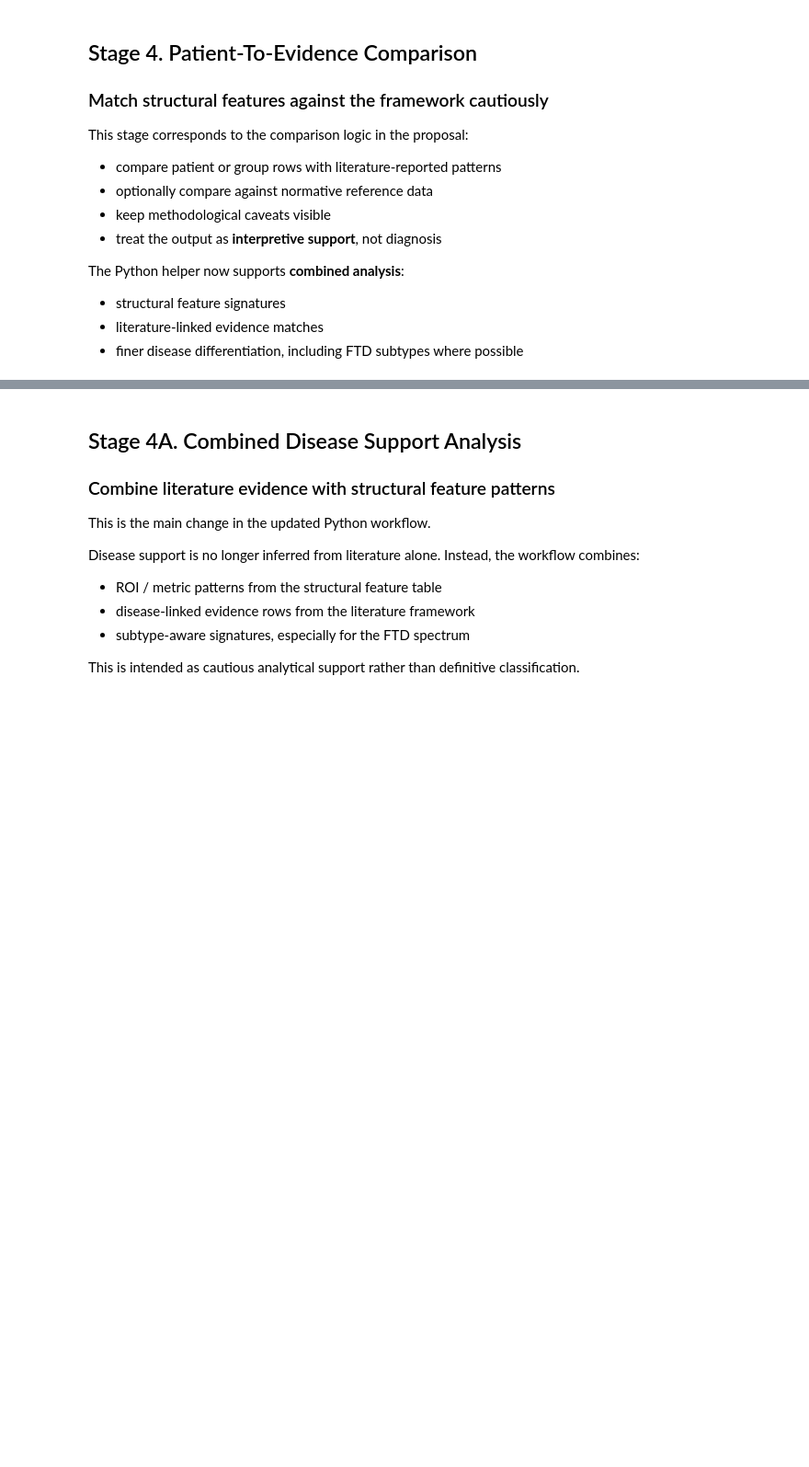
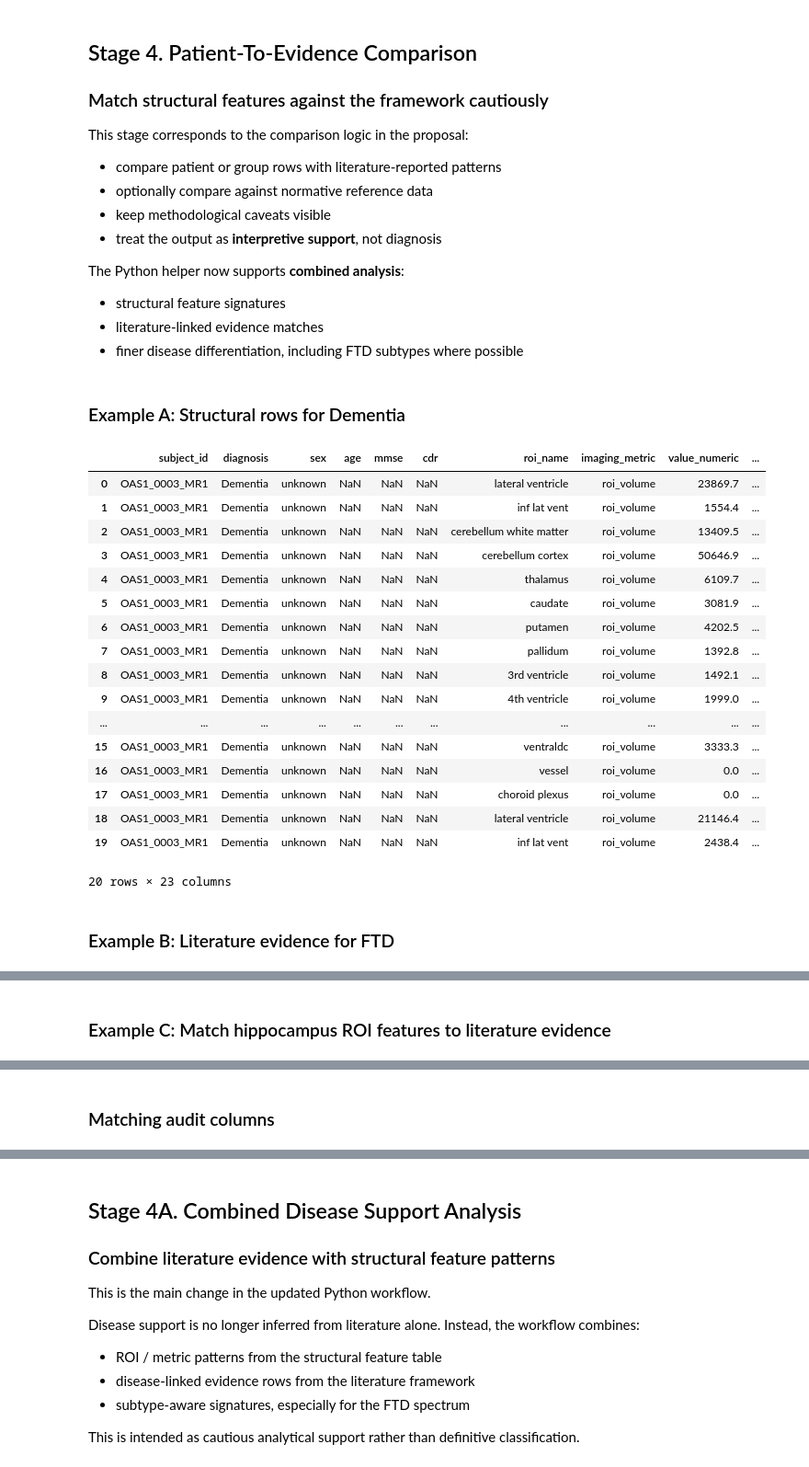
Before and after one commit to Bran-Y/neurodesk, a Jupyter notebook: neurodesk_literature_to_pgsql.ipynb, the cells around one changed output, grey strips where cells are left out. Shown at 92% size. Cells and saved outputs as stored; diff of their text form; code cells hidden in the pictures; blank space fills up the shorter version.

Commit message:
Update evidence-informed workflow sources

```diff
--- a/neurodesk_literature_to_pgsql.ipynb
+++ b/neurodesk_literature_to_pgsql.ipynb
@@ -93,11 +93,11 @@ OUTPUT_DIR = Path('./literature_outputs_workflow_demo')
 LITERATURE_JSON_PATH = OUTPUT_DIR / 'literature_database.json'
 
 # STRUCTURAL MRI FEATURE TABLE
-# Replace this with your FastSurfer / FreeSurfer vertical ROI feature table
-STRUCTURAL_FEATURES_CSV_PATH = Path('/home/jovyan/oasis_selected/ipd_vertical_dataset/roi_vertical_dataset_template.csv')
+# Actual FreeSurfer ROI feature table generated from OAS1_0003_MR1. Single-case prototype only; no group comparison.
+STRUCTURAL_FEATURES_CSV_PATH = Path('/home/jovyan/oasis_selected/ipd_vertical_dataset/oasis_freesurfer_roi_vertical_OAS1_0003_single_case.csv')
 
 # OPTIONAL NORMATIVE / CONTROL REFERENCE TABLE
-NORMATIVE_CSV_PATH = Path('/home/jovyan/oasis_selected/ipd_vertical_dataset/roi_vertical_dataset_template.csv')
+NORMATIVE_CSV_PATH = Path('/home/jovyan/oasis_selected/ipd_vertical_dataset/oasis_freesurfer_roi_vertical_OAS1_0003_single_case.csv')
 USE_NORMATIVE_REFERENCE = False
 
 # OPTIONAL COMPLEMENTARY TABLES FOR AIM 3
@@ -125,3 +125,12 @@ settings_df = pd.DataFrame([
 ])
 
 display(settings_df)
+
+
+metadata_warning_df = pd.DataFrame([
+    {'issue': 'single_case_only', 'status': 'Only OAS1_0003_MR1 has measured FreeSurfer outputs; group comparison is not valid.'},
+    {'issue': 'missing_demographics', 'status': 'sex is unknown and age/MMSE/CDR are missing unless participant metadata is re-uploaded.'},
+    {'issue': 'evidence_status', 'status': 'Stage 4 matches are candidate evidence requiring manual review, not accepted evidence.'},
+])
+display(Markdown('### Data scope and limitations'))
+display(metadata_warning_df)
@@ -319,13 +454,39 @@ The Python helper now supports **combined analysis**:
 # %%
 display(Markdown('### Example A: Structural rows for Dementia'))
 display(query_structural_features(structural_df, diagnosis='Dementia').head(20))
 
 display(Markdown('### Example B: Literature evidence for FTD'))
 display(query_literature(records, disease='FTD').head(20))
 
 display(Markdown('### Example C: Match hippocampus ROI features to literature evidence'))
 display(compare_features_to_literature(structural_df, evidence_df, roi='hippocampus').head(20))
 
 if USE_NORMATIVE_REFERENCE and normative_df is not None:
     display(Markdown('### Example D: Normative comparison for hippocampus ROI volume'))
     display(compare_to_normative_reference(structural_df, normative_df, roi='hippocampus', metric='roi_volume').head(20))
+
+
+display(Markdown('### Matching audit columns'))
+audit_cols = [c for c in ['subject_id','diagnosis','roi_name','imaging_metric','evidence_match','matching_rule','match_status','manual_review_status','paper_id','source_title','doi'] if c in compare_features_to_literature(structural_df, evidence_df, roi='hippocampus').columns]
+display(compare_features_to_literature(structural_df, evidence_df, roi='hippocampus')[audit_cols].head(20))
+# %% [output]
+### Example A: Structural rows for Dementia
+|  | subject_id | diagnosis | sex | age | mmse | cdr | roi_name | imaging_metric | value_numeric | ... |
+| 0 | OAS1_0003_MR1 | Dementia | unknown | NaN | NaN | NaN | lateral ventricle | roi_volume | 23869.7 | ... |
+| 1 | OAS1_0003_MR1 | Dementia | unknown | NaN | NaN | NaN | inf lat vent | roi_volume | 1554.4 | ... |
+| 2 | OAS1_0003_MR1 | Dementia | unknown | NaN | NaN | NaN | cerebellum white matter | roi_volume | 13409.5 | ... |
+| 3 | OAS1_0003_MR1 | Dementia | unknown | NaN | NaN | NaN | cerebellum cortex | roi_volume | 50646.9 | ... |
+| 4 | OAS1_0003_MR1 | Dementia | unknown | NaN | NaN | NaN | thalamus | roi_volume | 6109.7 | ... |
+| 5 | OAS1_0003_MR1 | Dementia | unknown | NaN | NaN | NaN | caudate | roi_volume | 3081.9 | ... |
+| 6 | OAS1_0003_MR1 | Dementia | unknown | NaN | NaN | NaN | putamen | roi_volume | 4202.5 | ... |
+| 7 | OAS1_0003_MR1 | Dementia | unknown | NaN | NaN | NaN | pallidum | roi_volume | 1392.8 | ... |
+| 8 | OAS1_0003_MR1 | Dementia | unknown | NaN | NaN | NaN | 3rd ventricle | roi_volume | 1492.1 | ... |
+| 9 | OAS1_0003_MR1 | Dementia | unknown | NaN | NaN | NaN | 4th ventricle | roi_volume | 1999.0 | ... |
+| ... | ... | ... | ... | ... | ... | ... | ... | ... | ... | ... |
+| 15 | OAS1_0003_MR1 | Dementia | unknown | NaN | NaN | NaN | ventraldc | roi_volume | 3333.3 | ... |
+| 16 | OAS1_0003_MR1 | Dementia | unknown | NaN | NaN | NaN | vessel | roi_volume | 0.0 | ... |
+| 17 | OAS1_0003_MR1 | Dementia | unknown | NaN | NaN | NaN | choroid plexus | roi_volume | 0.0 | ... |
+| 18 | OAS1_0003_MR1 | Dementia | unknown | NaN | NaN | NaN | lateral ventricle | roi_volume | 21146.4 | ... |
+| 19 | OAS1_0003_MR1 | Dementia | unknown | NaN | NaN | NaN | inf lat vent | roi_volume | 2438.4 | ... |
+20 rows × 23 columns
+### Example B: Literature evidence for FTD
@@ -331,0 +497 @@ if USE_NORMATIVE_REFERENCE and normative_df is not None:
+### Example C: Match hippocampus ROI features to literature evidence
@@ -331,0 +515 @@ if USE_NORMATIVE_REFERENCE and normative_df is not None:
+### Matching audit columns
```
Also changed, not shown: parts of 9 cells of this notebook, 6 other files.
